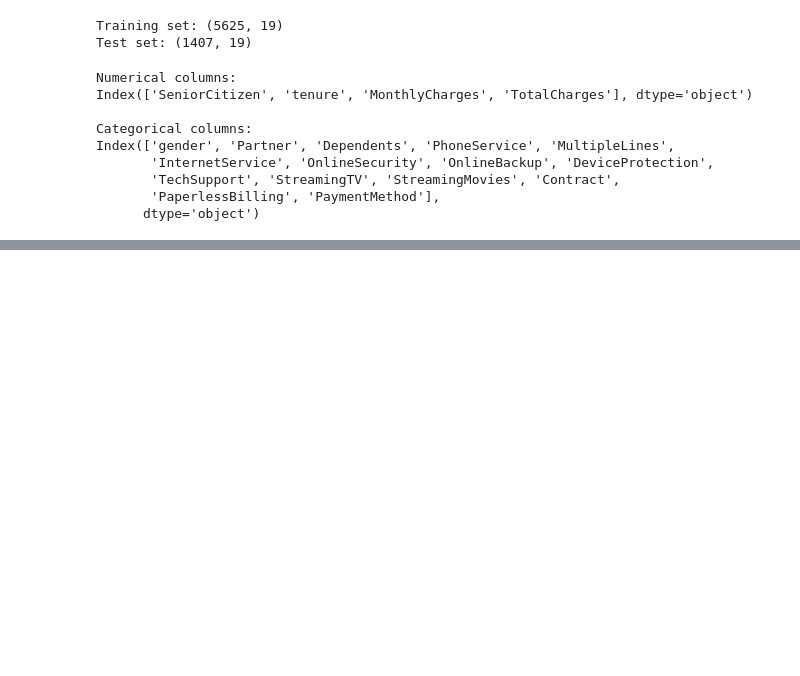
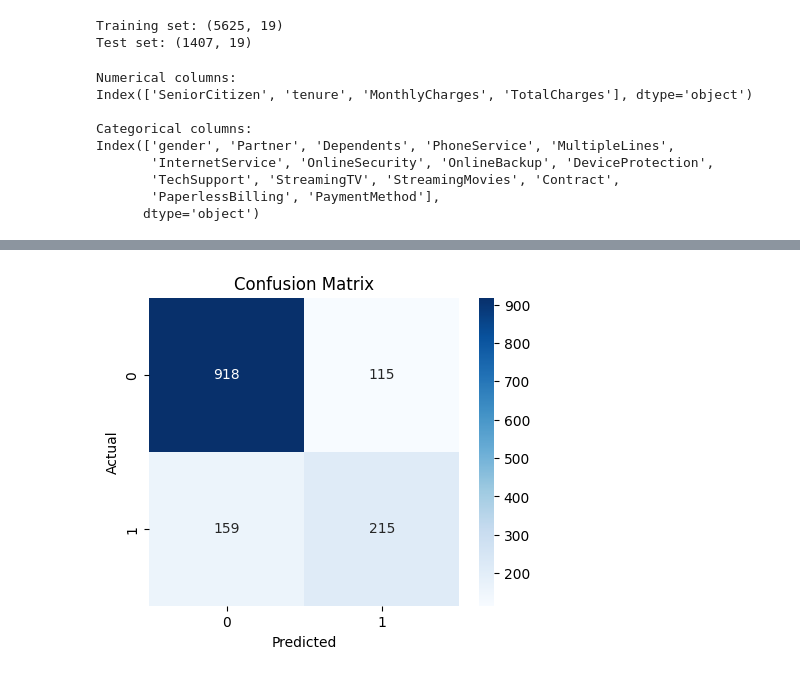
Before and after one commit to srikrishna725/telco-churn-ml-pipeline, a Jupyter notebook: notebooks/eda.ipynb, the cells around one changed output, grey strips where cells are left out. Drawn from its saved outputs; the diff is of its cells as text; code cells hidden in the pictures; blank space fills up the shorter version.

Commit message:
Built baseline Logistic Regression pipeline and evaluated model performance

```diff
--- a/notebooks/eda.ipynb
+++ b/notebooks/eda.ipynb
@@ -146,3 +147,20 @@ cat_pipeline = Pipeline([
     ("imputer", SimpleImputer(strategy="most_frequent")),
     ("encoder", OneHotEncoder(drop="first", handle_unknown="ignore"))
 ])
+# %%
+from sklearn.compose import ColumnTransformer
+
+preprocessor = ColumnTransformer([
+    ("num", num_pipeline, num_cols),
+    ("cat", cat_pipeline, cat_cols)
+])
+# %%
+from sklearn.pipeline import Pipeline
+from sklearn.linear_model import LogisticRegression
+
+pipeline = Pipeline([
+    ("preprocessor", preprocessor),
+    ("model", LogisticRegression(max_iter=1000))
+])
+# %%
+pipeline.fit(X_train, y_train)
@@ -148,0 +187,8 @@ cat_pipeline = Pipeline([
+# %%
+from sklearn.metrics import accuracy_score, classification_report, confusion_matrix
+
+y_pred = pipeline.predict(X_test)
+
+print("Accuracy:", accuracy_score(y_test, y_pred))
+print("\nClassification Report:\n")
+print(classification_report(y_test, y_pred))
@@ -148,0 +208,14 @@ cat_pipeline = Pipeline([
+# %%
+import seaborn as sns
+import matplotlib.pyplot as plt
+
+cm = confusion_matrix(y_test, y_pred)
+
+plt.figure(figsize=(5,4))
+sns.heatmap(cm, annot=True, fmt="d", cmap="Blues")
+plt.xlabel("Predicted")
+plt.ylabel("Actual")
+plt.title("Confusion Matrix")
+plt.show()
+# %% [output]
+[figure, added]
```
Also changed, not shown: parts of 4 cells of this notebook.
